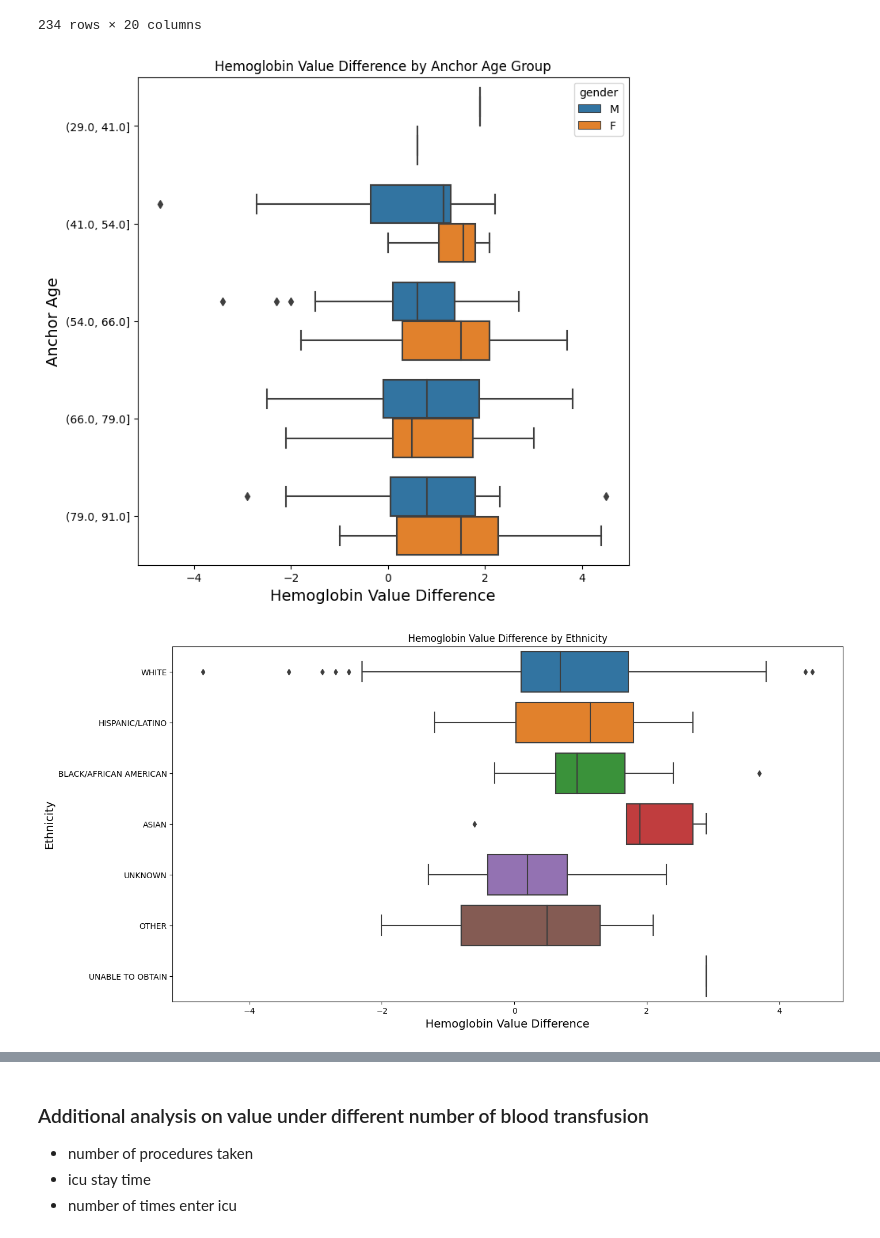
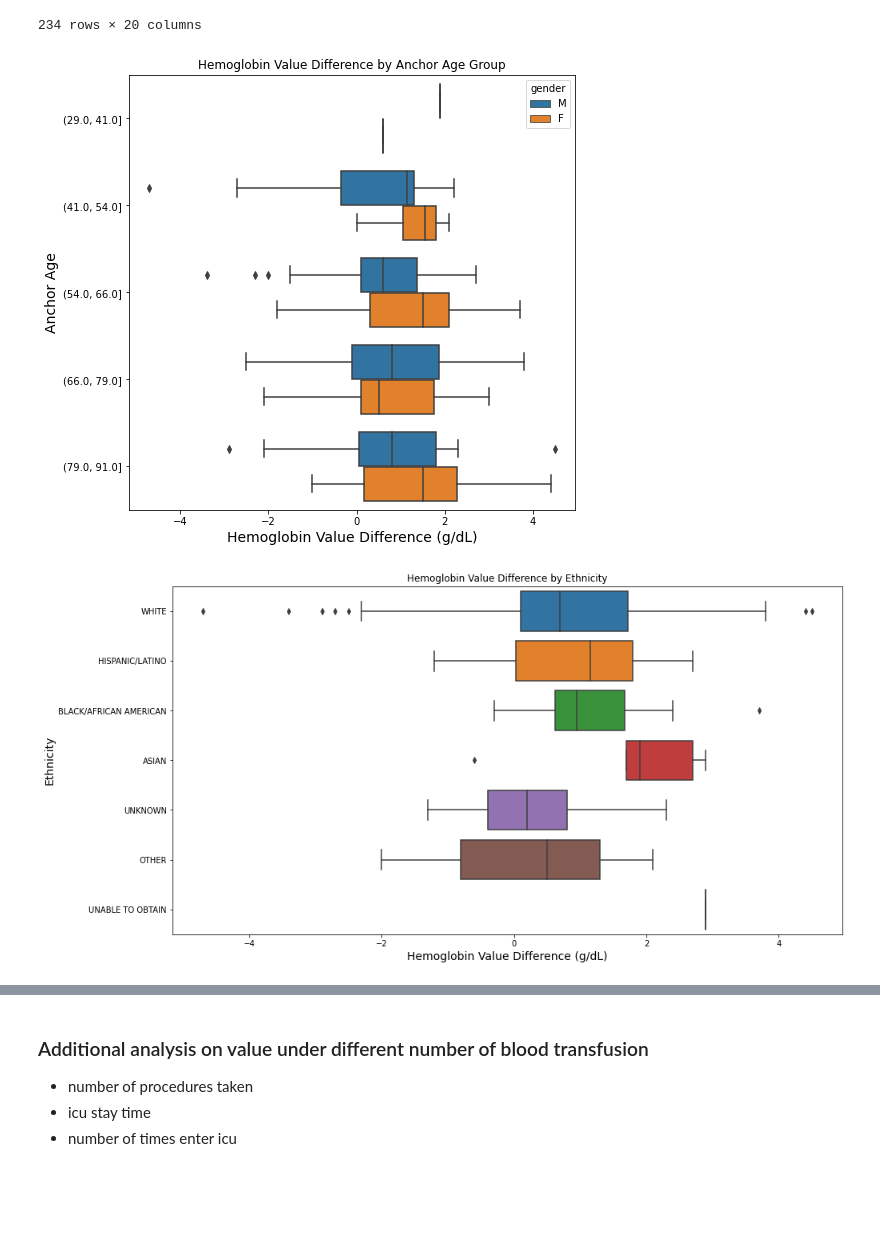
Before and after one commit to lily214754/MIMIC, a Jupyter notebook: EDA/MIMIC_EDA(only fbt).ipynb, the cells around one changed output, grey strips where cells are left out. Saved outputs shown, nothing was run; the diff lists cells and outputs as text; code cells hidden in the pictures; blank space fills up the shorter version.

```diff
--- a/EDA/MIMIC_EDA(only fbt).ipynb
+++ b/EDA/MIMIC_EDA(only fbt).ipynb
@@ -1077,23 +1014,23 @@ df
 # %%
 plt.figure(figsize=(8, 8))
 sns.boxplot(data=df, x='value_diff', y='anchor_age_bin', hue="gender")
-plt.xlabel("Hemoglobin Value Difference", fontsize=14)
+plt.xlabel("Hemoglobin Value Difference (g/dL)", fontsize=14)
 plt.ylabel("Anchor Age", fontsize=14)
 plt.title("Hemoglobin Value Difference by Anchor Age Group")
 plt.savefig(f'Additional_Hb_plots/boxplots_value_diff_anchor_age_bin.png')
 plt.show()
 # %% [output]
-[figure, old version]
+[figure, new version]
 # %%
 plt.figure(figsize=(15, 8))
 sns.boxplot(data=df, x='value_diff', y='ethnicity')
-plt.xlabel("Hemoglobin Value Difference", fontsize=14)
+plt.xlabel("Hemoglobin Value Difference (g/dL)", fontsize=14)
 plt.ylabel("Ethnicity", fontsize=14)
 plt.title("Hemoglobin Value Difference by Ethnicity")
 plt.savefig(f'Additional_Hb_plots/boxplots_value_diff_ethnicity.png')
 plt.show()
 # %% [output]
-[figure, old version]
+[figure, new version]
 # %%
 plt.figure(figsize=(15, 8))
 sns.boxplot(data=df, x='value_diff', y='marital_status')
```
Also changed, not shown: parts of 31 cells of this notebook, 24 other files.
